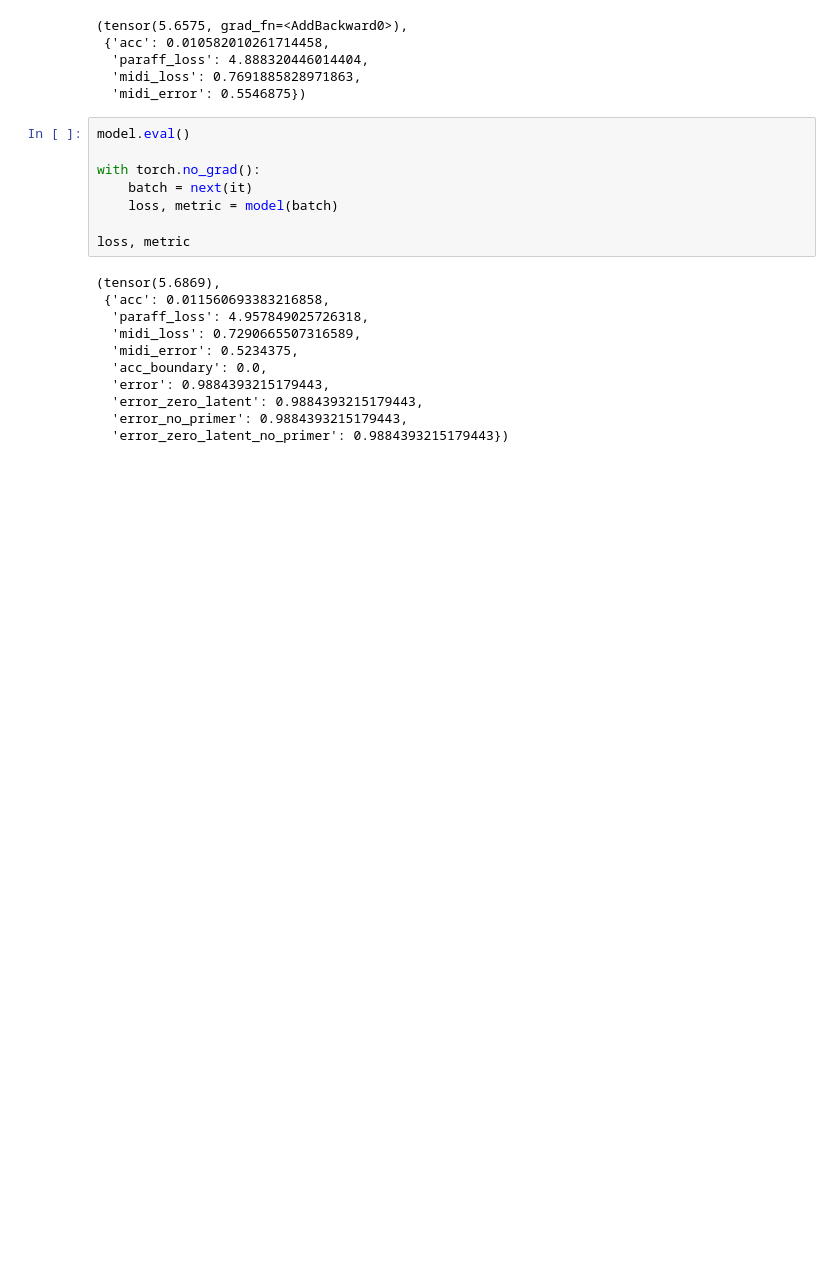
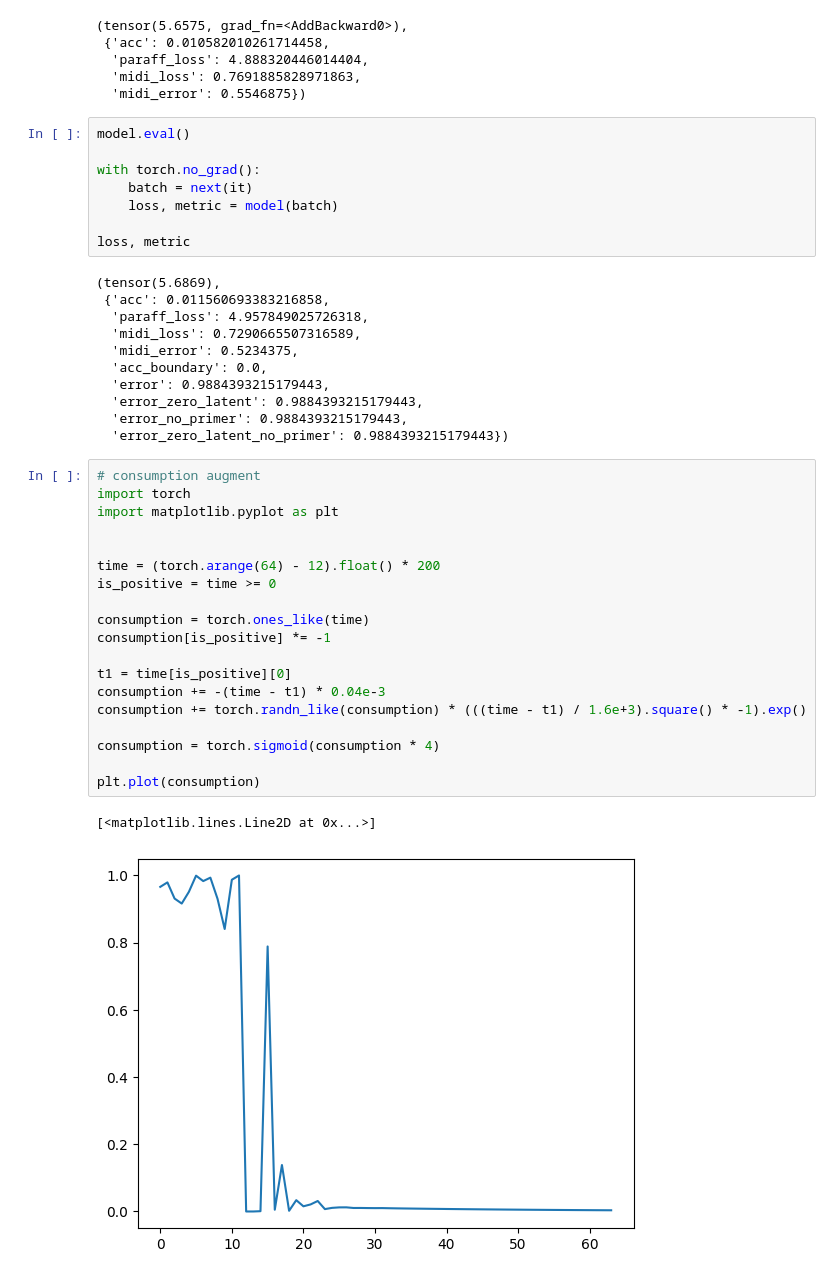
Before and after one commit to k-l-lambda/deep-starry, a Jupyter notebook: test_paraffMidi.ipynb, the cells around one changed output. Saved outputs shown, nothing was run; the diff lists cells and outputs as text; blank space fills up the shorter version.

```diff
--- a/test_paraffMidi.ipynb
+++ b/test_paraffMidi.ipynb
@@ -91,3 +91,25 @@ loss, metric
   'error_zero_latent': 0.9884393215179443,
   'error_no_primer': 0.9884393215179443,
   'error_zero_latent_no_primer': 0.9884393215179443})
+# %%
+# consumption augment
+import torch
+import matplotlib.pyplot as plt
+
+
+time = (torch.arange(64) - 12).float() * 200
+is_positive = time >= 0
+
+consumption = torch.ones_like(time)
+consumption[is_positive] *= -1
+
+t1 = time[is_positive][0]
+consumption += -(time - t1) * 0.04e-3
+consumption += torch.randn_like(consumption) * (((time - t1) / 1.6e+3).square() * -1).exp()
+
+consumption = torch.sigmoid(consumption * 4)
+
+plt.plot(consumption)
+# %% [output]
+[<matplotlib.lines.Line2D at 0x...>]
+[figure, added]
```
Also changed, not shown: parts of 1 cell of this notebook, 2 other files.
